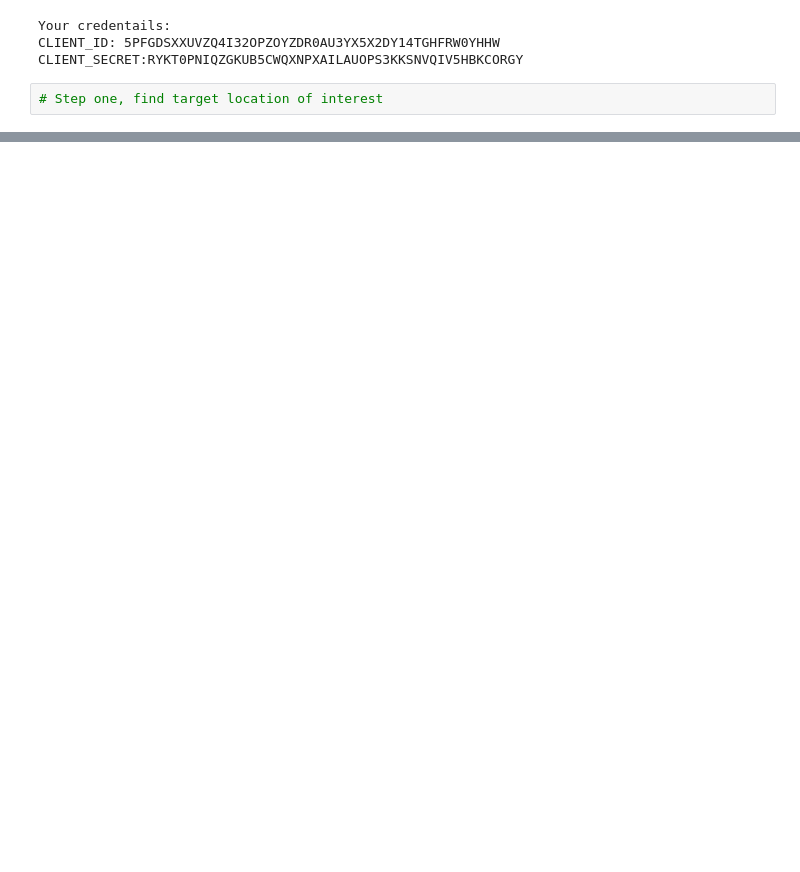
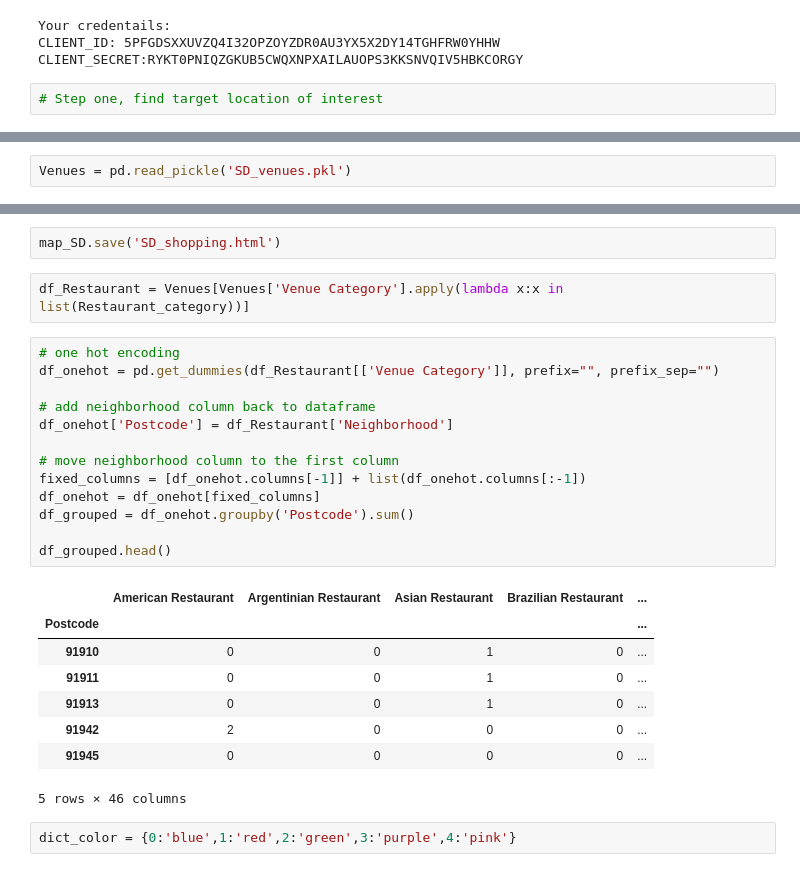
Before and after one commit to ndu-UCSD/IBM_capstone, a Jupyter notebook: Main.ipynb, the cells around one changed output, grey strips where cells are left out. Cells and saved outputs as stored; diff of their text form; blank space fills up the shorter version.

```diff
--- a/Main.ipynb
+++ b/Main.ipynb
@@ -253,0 +144,2 @@ df_name
+# %%
+Venues = pd.read_pickle('SD_venues.pkl')
@@ -253,0 +266,28 @@ df_name
+# %%
+map_SD.save('SD_shopping.html')
+# %%
+df_Restaurant = Venues[Venues['Venue Category'].apply(lambda x:x in list(Restaurant_category))]
+# %%
+# one hot encoding
+df_onehot = pd.get_dummies(df_Restaurant[['Venue Category']], prefix="", prefix_sep="")
+
+# add neighborhood column back to dataframe
+df_onehot['Postcode'] = df_Restaurant['Neighborhood']
+
+# move neighborhood column to the first column
+fixed_columns = [df_onehot.columns[-1]] + list(df_onehot.columns[:-1])
+df_onehot = df_onehot[fixed_columns]
+df_grouped = df_onehot.groupby('Postcode').sum()
+
+df_grouped.head()
+# %% [output]
+|  | American Restaurant | Argentinian Restaurant | Asian Restaurant | Brazilian Restaurant | ... |
+| Postcode |  |  |  |  | ... |
+| 91910 | 0 | 0 | 1 | 0 | ... |
+| 91911 | 0 | 0 | 1 | 0 | ... |
+| 91913 | 0 | 0 | 1 | 0 | ... |
+| 91942 | 2 | 0 | 0 | 0 | ... |
+| 91945 | 0 | 0 | 0 | 0 | ... |
+5 rows × 46 columns
+# %%
+dict_color = {0:'blue',1:'red',2:'green',3:'purple',4:'pink'}
```
Also changed, not shown: parts of 42 cells of this notebook, 7 other files.
